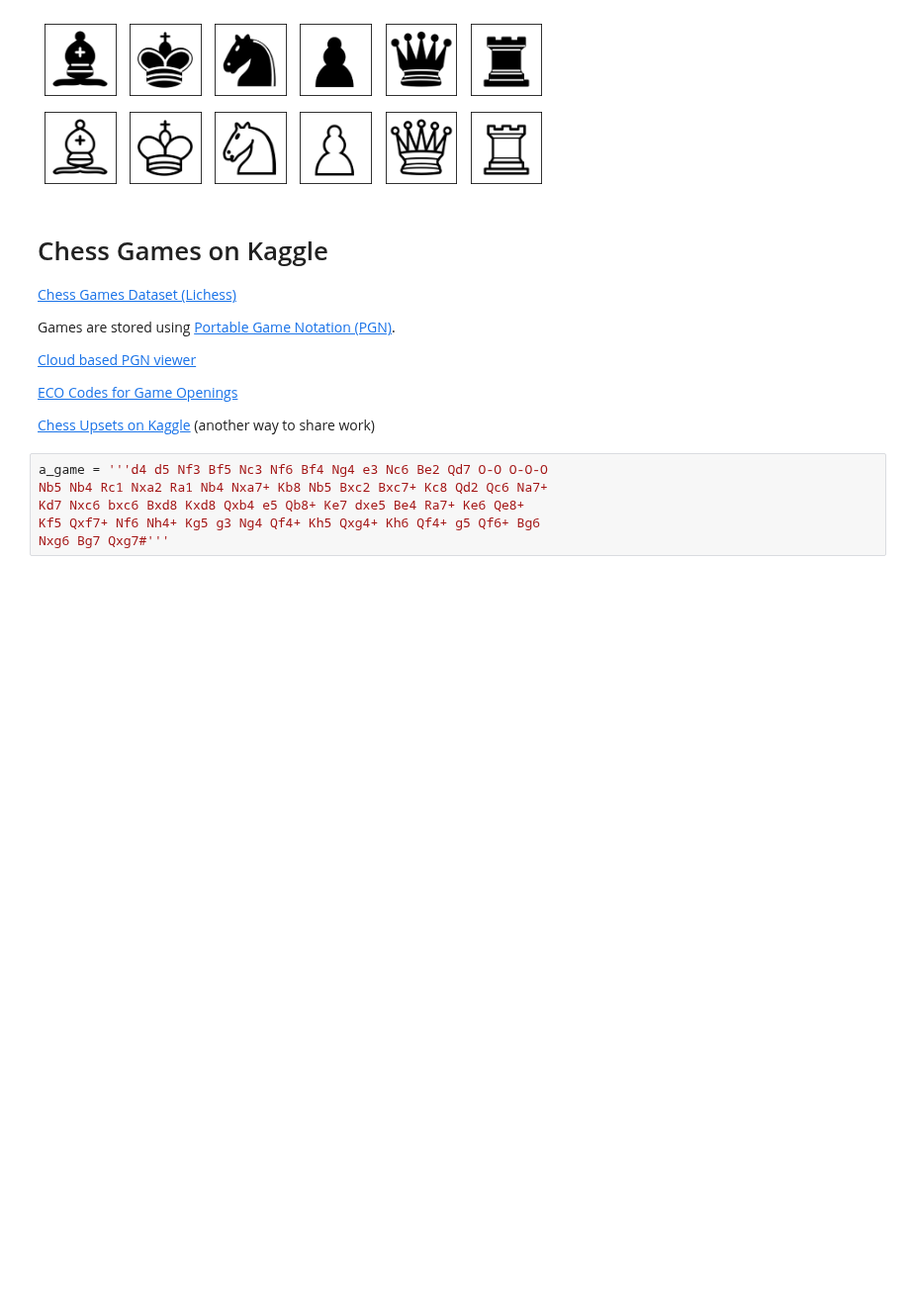
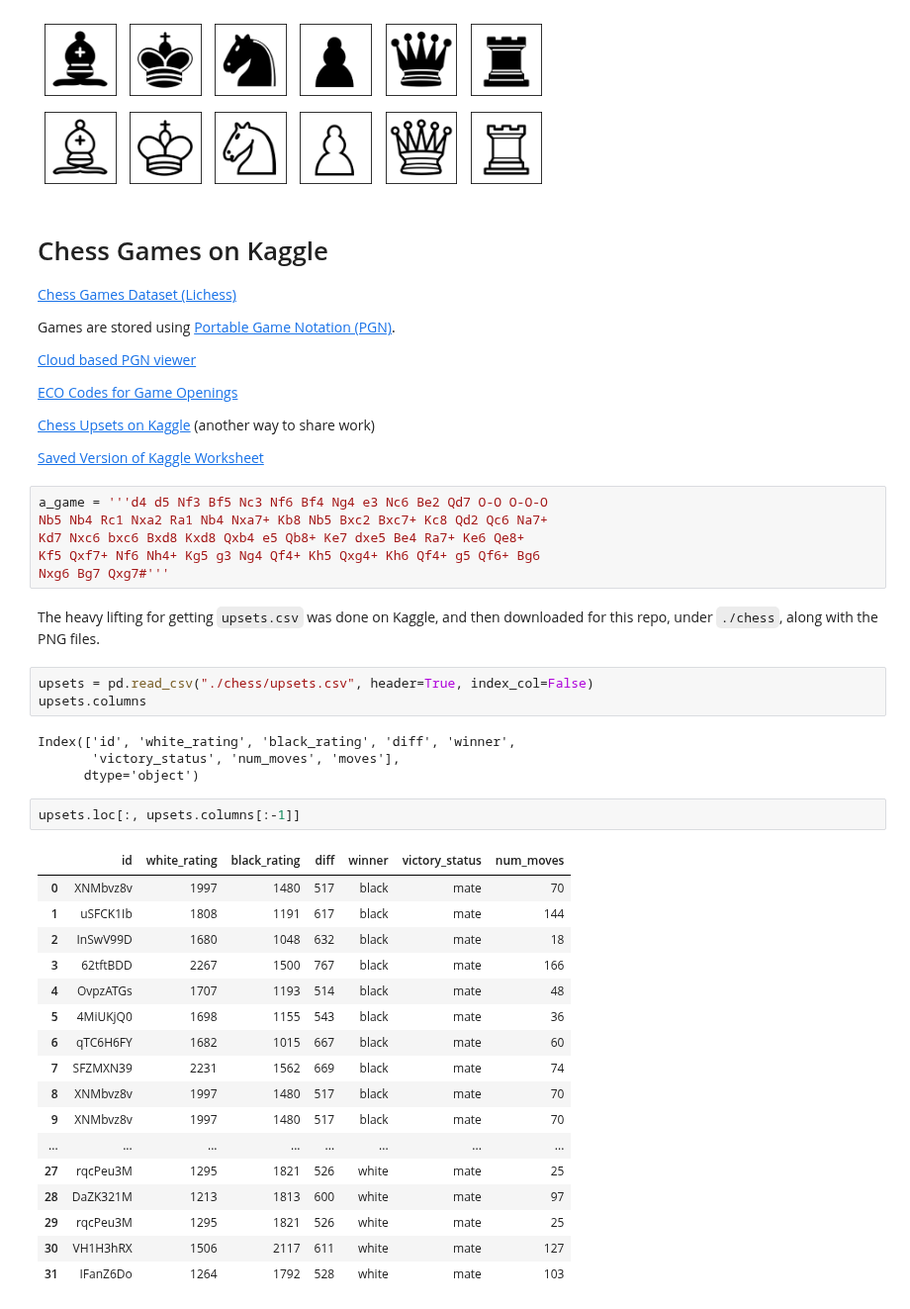
Before and after one commit to 4dsolutions/elite_school, a Jupyter notebook: ADS_sandbox_3.ipynb, the cells around one changed output. Shown at 99% size. Cells and saved outputs as stored; diff of their text form; blank space fills up the shorter version.

Commit message:
chess moves

```diff
--- a/ADS_sandbox_3.ipynb
+++ b/ADS_sandbox_3.ipynb
@@ -251,9 +251,40 @@ Games are stored using [Portable Game Notation (PGN)](https://en.wikipedia.org/w
 [ECO Codes for Game Openings](https://www.365chess.com/eco.php)
 
 [Chess Upsets on Kaggle](https://www.kaggle.com/code/kurner/chess-upsets) (another way to share work)
+
+[Saved Version of Kaggle Worksheet](chess-upsets.ipynb)
 # %%
 a_game = '''d4 d5 Nf3 Bf5 Nc3 Nf6 Bf4 Ng4 e3 Nc6 Be2 Qd7 O-O O-O-O
 Nb5 Nb4 Rc1 Nxa2 Ra1 Nb4 Nxa7+ Kb8 Nb5 Bxc2 Bxc7+ Kc8 Qd2 Qc6 Na7+
 Kd7 Nxc6 bxc6 Bxd8 Kxd8 Qxb4 e5 Qb8+ Ke7 dxe5 Be4 Ra7+ Ke6 Qe8+
 Kf5 Qxf7+ Nf6 Nh4+ Kg5 g3 Ng4 Qf4+ Kh5 Qxg4+ Kh6 Qf4+ g5 Qf6+ Bg6
 Nxg6 Bg7 Qxg7#'''
+# %% [markdown]
+The heavy lifting for getting `upsets.csv` was done on Kaggle, and then downloaded for this repo, under `./chess`, along with the PNG files.
+# %%
+upsets = pd.read_csv("./chess/upsets.csv", header=True, index_col=False)
+upsets.columns
+# %% [output]
+Index(['id', 'white_rating', 'black_rating', 'diff', 'winner',
+       'victory_status', 'num_moves', 'moves'],
+      dtype='object')
+# %%
+upsets.loc[:, upsets.columns[:-1]]
+# %% [output]
+|  | id | white_rating | black_rating | diff | winner | victory_status | num_moves |
+| 0 | XNMbvz8v | 1997 | 1480 | 517 | black | mate | 70 |
+| 1 | uSFCK1Ib | 1808 | 1191 | 617 | black | mate | 144 |
+| 2 | InSwV99D | 1680 | 1048 | 632 | black | mate | 18 |
+| 3 | 62tftBDD | 2267 | 1500 | 767 | black | mate | 166 |
+| 4 | OvpzATGs | 1707 | 1193 | 514 | black | mate | 48 |
+| 5 | 4MiUKjQ0 | 1698 | 1155 | 543 | black | mate | 36 |
+| 6 | qTC6H6FY | 1682 | 1015 | 667 | black | mate | 60 |
+| 7 | SFZMXN39 | 2231 | 1562 | 669 | black | mate | 74 |
+| 8 | XNMbvz8v | 1997 | 1480 | 517 | black | mate | 70 |
+| 9 | XNMbvz8v | 1997 | 1480 | 517 | black | mate | 70 |
+| ... | ... | ... | ... | ... | ... | ... | ... |
+| 27 | rqcPeu3M | 1295 | 1821 | 526 | white | mate | 25 |
+| 28 | DaZK321M | 1213 | 1813 | 600 | white | mate | 97 |
+| 29 | rqcPeu3M | 1295 | 1821 | 526 | white | mate | 25 |
+| 30 | VH1H3hRX | 1506 | 2117 | 611 | white | mate | 127 |
+| 31 | IFanZ6Do | 1264 | 1792 | 528 | white | mate | 103 |
```
Also changed, not shown: parts of 3 cells of this notebook, 14 other files.
